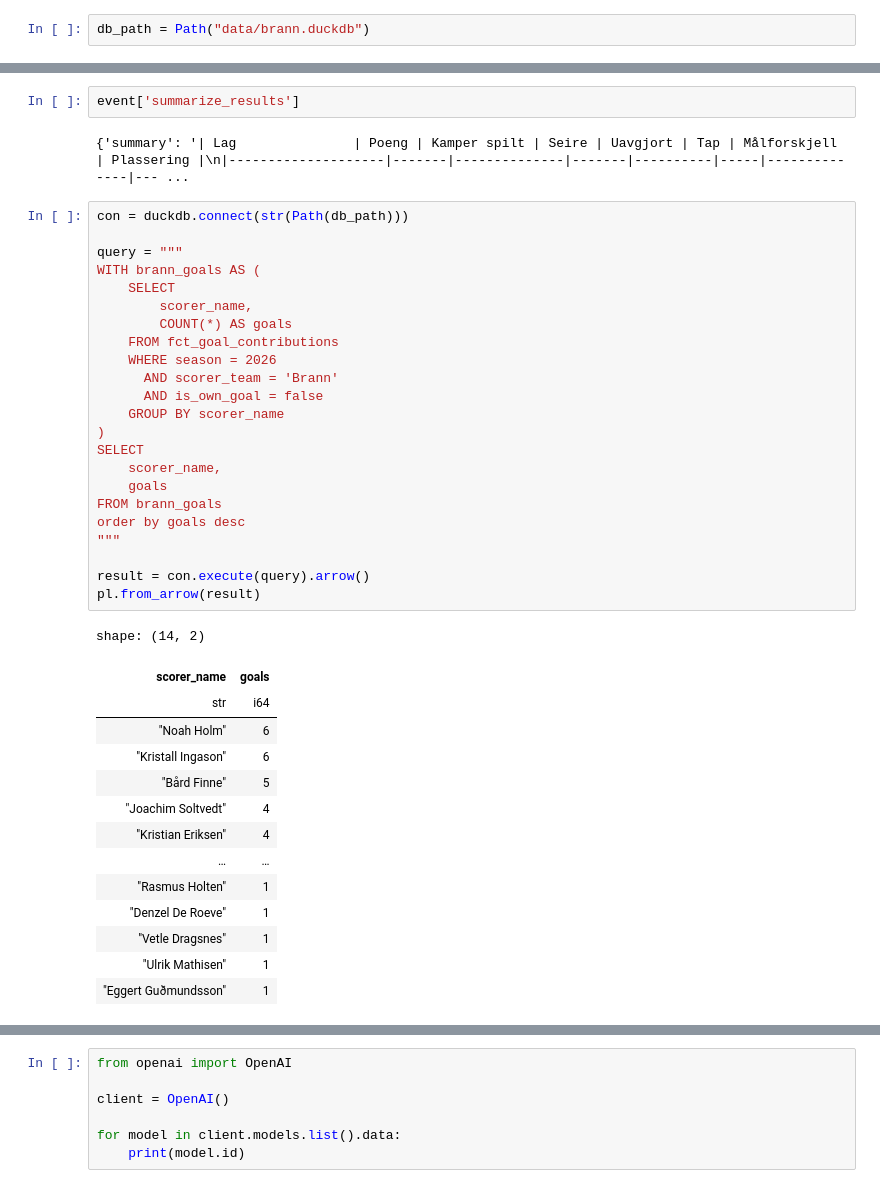
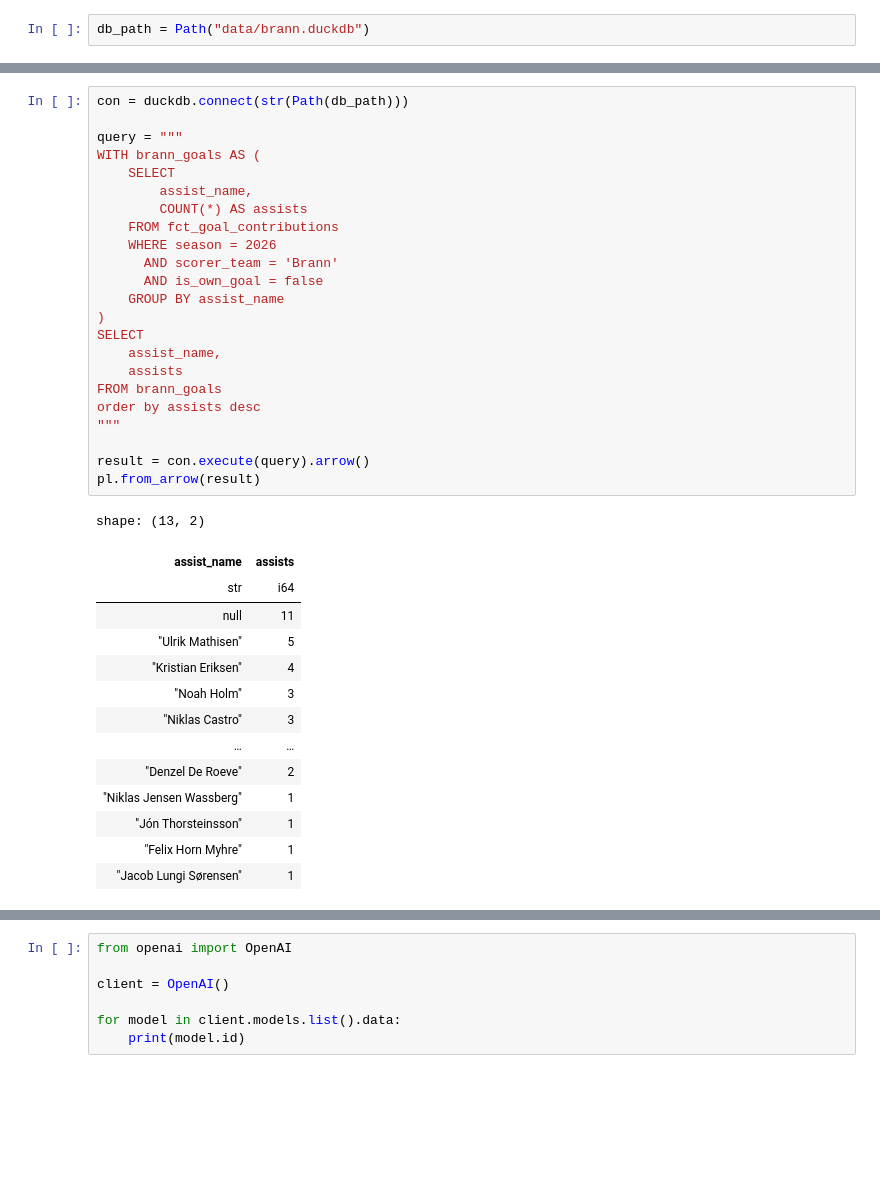
Before and after one commit to PolarsDude/brann_ticket_sales_forecasting, a Jupyter notebook: notebook.ipynb, the cells around one changed output, grey strips where cells are left out. Drawn from its saved outputs; the diff is of its cells as text; blank space fills up the shorter version.

Commit message:
fix name mapping

```diff
--- a/notebook.ipynb
+++ b/notebook.ipynb
@@ -50,42 +50,38 @@ for event in src.agent.agent.stream(
-# %%
-event['summarize_results']
-# %% [output]
-{'summary': '| Lag               | Poeng | Kamper spilt | Seire | Uavgjort | Tap | Målforskjell | Plassering |\n|--------------------|-------|--------------|-------|----------|-----|--------------|--- ...
 # %%
 con = duckdb.connect(str(Path(db_path)))
 
 query = """
 WITH brann_goals AS (
     SELECT
-        scorer_name,
-        COUNT(*) AS goals
+        assist_name,
+        COUNT(*) AS assists
     FROM fct_goal_contributions
     WHERE season = 2026
       AND scorer_team = 'Brann'
       AND is_own_goal = false
-    GROUP BY scorer_name
+    GROUP BY assist_name
 )
 SELECT
-    scorer_name,
-    goals
+    assist_name,
+    assists
 FROM brann_goals
-order by goals desc
+order by assists desc
 """
 
 result = con.execute(query).arrow()
 pl.from_arrow(result)
 # %% [output]
-shape: (14, 2)
+shape: (13, 2)
-| scorer_name | goals |
+| assist_name | assists |
 | str | i64 |
-| "Noah Holm" | 6 |
-| "Kristall Ingason" | 6 |
-| "Bård Finne" | 5 |
-| "Joachim Soltvedt" | 4 |
+| null | 11 |
+| "Ulrik Mathisen" | 5 |
 | "Kristian Eriksen" | 4 |
+| "Noah Holm" | 3 |
+| "Niklas Castro" | 3 |
 | … | … |
-| "Rasmus Holten" | 1 |
-| "Denzel De Roeve" | 1 |
-| "Vetle Dragsnes" | 1 |
-| "Ulrik Mathisen" | 1 |
-| "Eggert Guðmundsson" | 1 |
+| "Denzel De Roeve" | 2 |
+| "Niklas Jensen Wassberg" | 1 |
+| "Jón Thorsteinsson" | 1 |
+| "Felix Horn Myhre" | 1 |
+| "Jacob Lungi Sørensen" | 1 |
```
Also changed, not shown: parts of 5 cells of this notebook, 3 other files.
